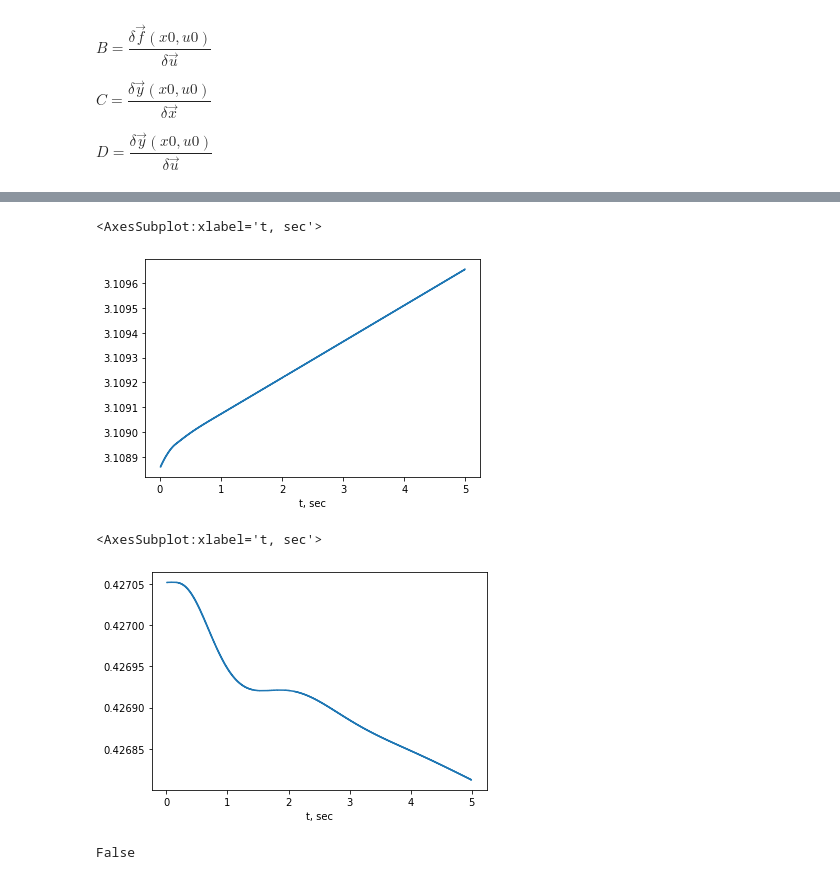
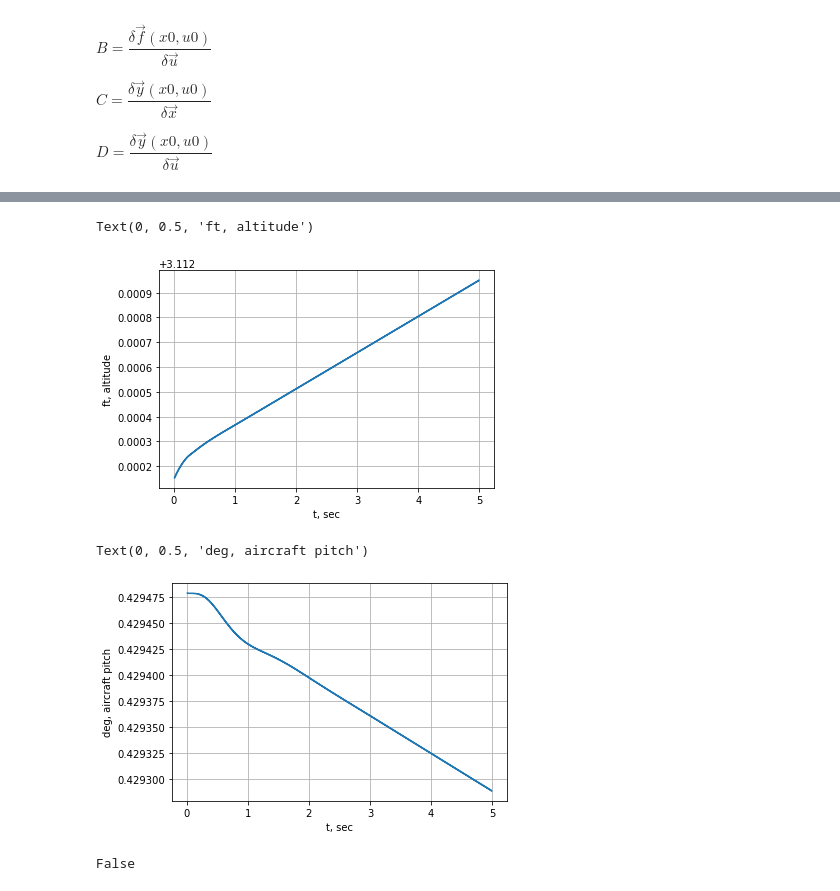
Before and after one commit to smallpondtom/aae451-notebook, a Jupyter notebook: 6-Simulation/Trim.ipynb, the cells around one changed output, grey strips where cells are left out. Saved outputs shown, nothing was run; the diff lists cells and outputs as text; code cells hidden in the pictures.

Commit message:
Finalize jsbsim simulation

```diff
--- a/6-Simulation/Trim.ipynb
+++ b/6-Simulation/Trim.ipynb
@@ -51,7 +51,7 @@ def cost_ground(fdm):
     temp.append(fdm.get_property_catalog('fbz'))
     return udot**2 + vdot**2 + wdot**2 + pdot**2 + qdot**2 + rdot**2
 
-op_ground, fdm = trim(
+op_ground, fdm, res = trim(
     aircraft='F-35B-2',
     ic={
         'ic/vt-fps': 0,
@@ -66,7 +66,7 @@ op_ground, fdm = trim(
         'fcs/center-brake-cmd-norm': 1,
     },
     design_vector=['ic/theta-rad', 'ic/h-agl-ft'],
-    x0=[0, 3.681],
+    x0=[0, 3.5],
     verbose=True,
     method='Nelder-Mead', # works better with ground interaction
     tol=1e-12,
@@ -74,8 +74,15 @@ op_ground, fdm = trim(
     cost=cost_ground,
 )
 
-
-op_ground
+print(res)
+print(op_ground)
 print(temp[0])
 print(temp[-1])
+
+data['res'] = res
+data['op_ground'] = op_ground
+data['fbz_initial'] = temp[0]
+data['fbz_final'] = temp[-1]
+all_data = dict()
+all_data['groundTrim'] = data
 # %% [output]
@@ -99,14 +110,18 @@ log_ground = simulate(
     realtime=True)
 # %%
 log_ground['position/h-agl-ft'].plot()
+plt.grid(True)
+plt.ylabel('ft, altitude')
 # %% [output]
-<AxesSubplot:xlabel='t, sec'>
+Text(0, 0.5, 'ft, altitude')
-[figure, old version]
+[figure, new version]
 # %%
 log_ground['attitude/theta-deg'].plot()
+plt.grid(True)
+plt.ylabel('deg, aircraft pitch')
 # %% [output]
-<AxesSubplot:xlabel='t, sec'>
+Text(0, 0.5, 'deg, aircraft pitch')
-[figure, old version]
+[figure, new version]
 # %%
 fdm.resume_integration()
 fdm.get_propulsion().get_steady_state()
```
Also changed, not shown: parts of 22 cells of this notebook, 2 other files.
